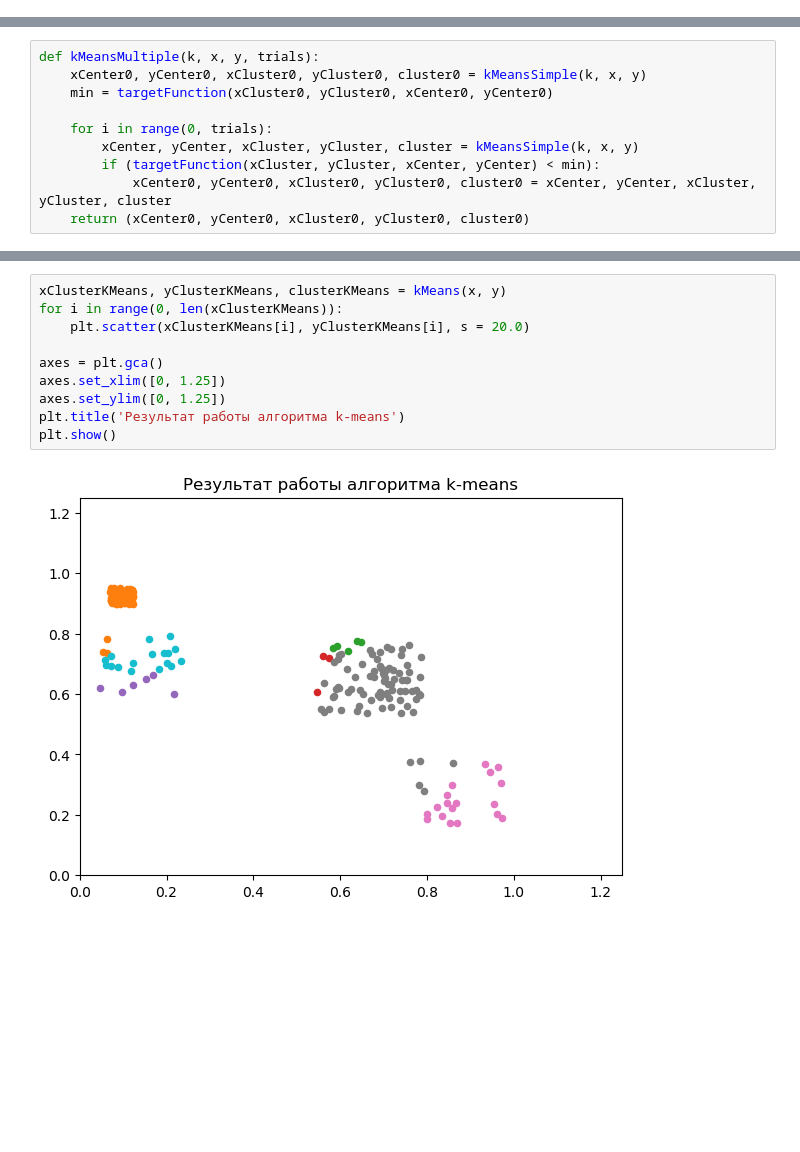
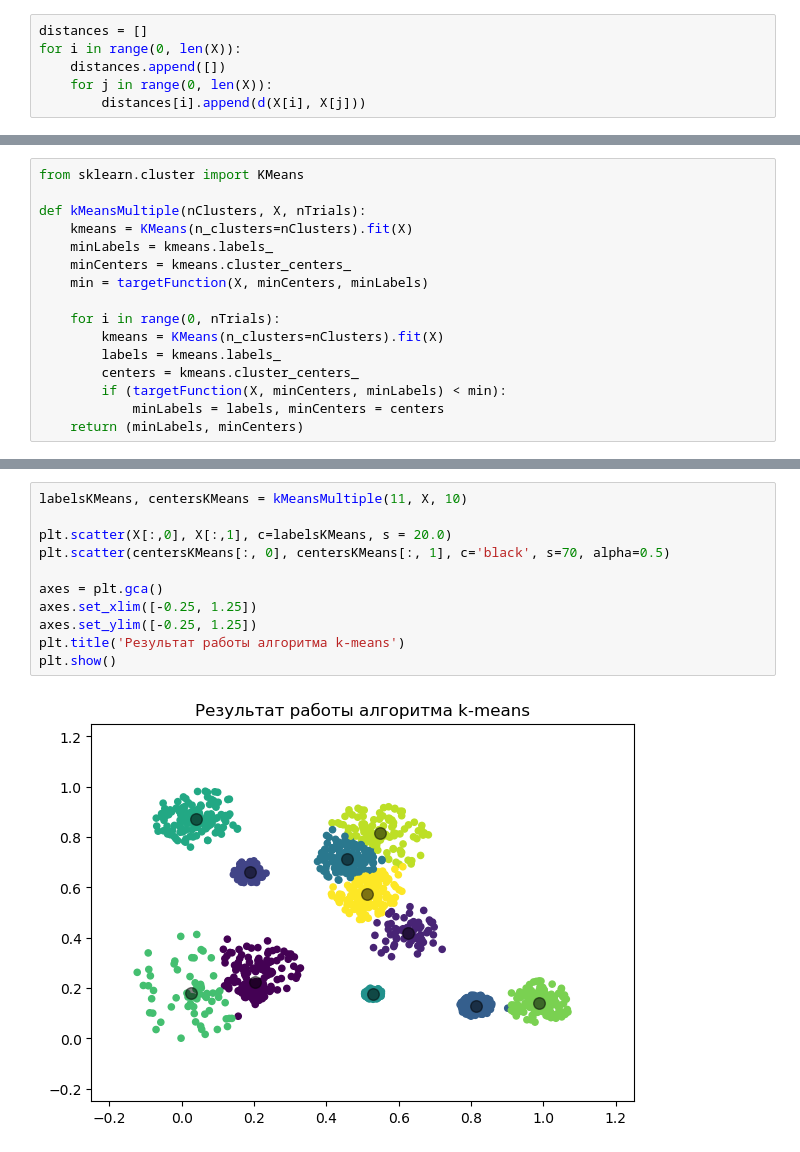
Before and after one commit to ikarinishimura/Data, a Jupyter notebook: clusterization/clusterization.ipynb, the cells around one changed output, grey strips where cells are left out. Cells and saved outputs as stored; diff of their text form; blank space fills up the shorter version.

```diff
--- a/clusterization/clusterization.ipynb
+++ b/clusterization/clusterization.ipynb
@@ -30 +35,7 @@ plt.show()
+# %%
+distances = []
+for i in range(0, len(X)):
+    distances.append([])
+    for j in range(0, len(X)):
+        distances[i].append(d(X[i], X[j]))
 # %%
@@ -97,10 +56,16 @@ def kMeansSimple(k, x, y):
-# %%
-def kMeansMultiple(k, x, y, trials):
-    xCenter0, yCenter0, xCluster0, yCluster0, cluster0 = kMeansSimple(k, x, y)
-    min = targetFunction(xCluster0, yCluster0, xCenter0, yCenter0)
-
-    for i in range(0, trials):
-        xCenter, yCenter, xCluster, yCluster, cluster = kMeansSimple(k, x, y)
-        if (targetFunction(xCluster, yCluster, xCenter, yCenter) < min):
-            xCenter0, yCenter0, xCluster0, yCluster0, cluster0 = xCenter, yCenter, xCluster, yCluster, cluster
-    return (xCenter0, yCenter0, xCluster0, yCluster0, cluster0)
+# %%
+from sklearn.cluster import KMeans
+
+def kMeansMultiple(nClusters, X, nTrials):
+    kmeans = KMeans(n_clusters=nClusters).fit(X)
+    minLabels = kmeans.labels_
+    minCenters = kmeans.cluster_centers_
+    min = targetFunction(X, minCenters, minLabels)
+
+    for i in range(0, nTrials):
+        kmeans = KMeans(n_clusters=nClusters).fit(X)
+        labels = kmeans.labels_
+        centers = kmeans.cluster_centers_
+        if (targetFunction(X, minCenters, minLabels) < min):
+            minLabels = labels, minCenters = centers
+    return (minLabels, minCenters)
@@ -120,12 +103,13 @@ def kMeans(x, y, eps = 1, trials = 50):
 # %%
-xClusterKMeans, yClusterKMeans, clusterKMeans = kMeans(x, y)
-for i in range(0, len(xClusterKMeans)):
-    plt.scatter(xClusterKMeans[i], yClusterKMeans[i], s = 20.0)
+labelsKMeans, centersKMeans = kMeansMultiple(11, X, 10)
+
+plt.scatter(X[:,0], X[:,1], c=labelsKMeans, s = 20.0)
+plt.scatter(centersKMeans[:, 0], centersKMeans[:, 1], c='black', s=70, alpha=0.5)
 
 axes = plt.gca()
-axes.set_xlim([0, 1.25])
-axes.set_ylim([0, 1.25])
+axes.set_xlim([-0.25, 1.25])
+axes.set_ylim([-0.25, 1.25])
 plt.title('Результат работы алгоритма k-means')
 plt.show()
 # %% [output]
-[figure, old version]
+[figure, new version]
```
Also changed, not shown: parts of 16 cells of this notebook.
